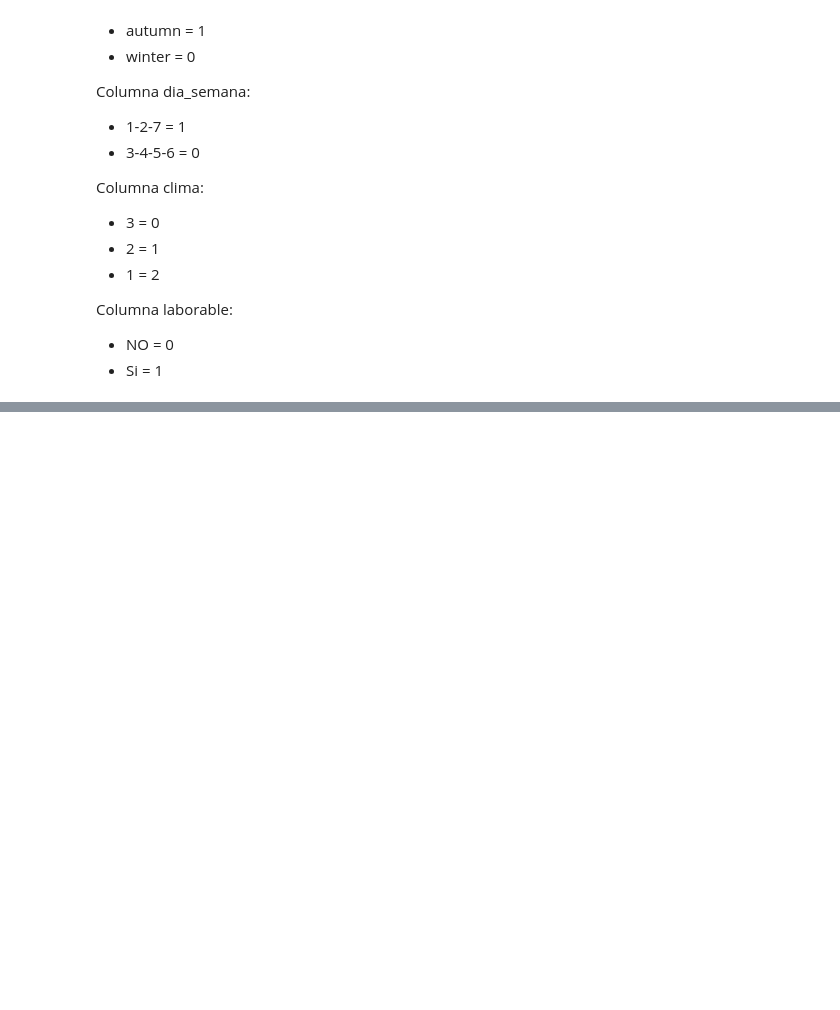
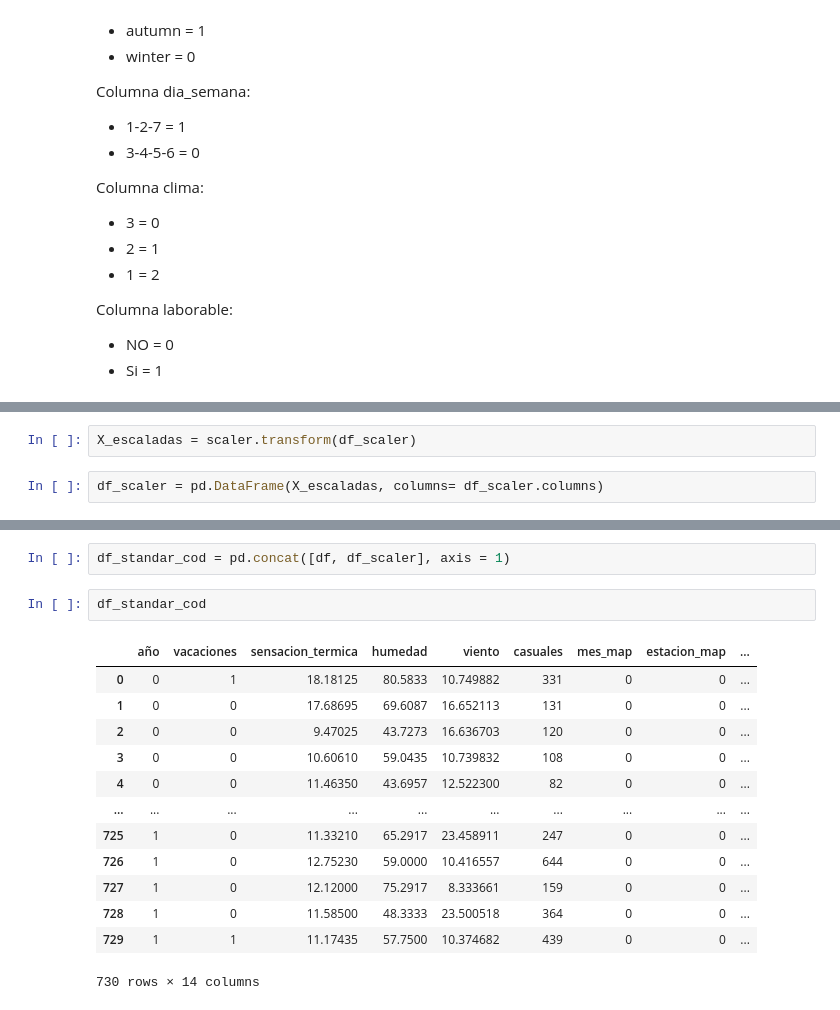
Before and after one commit to Adalab/proyecto-promo-C-modulo-3-team-2, a Jupyter notebook: Preparacion_datos/casuales_encoding.ipynb, the cells around one changed output, grey strips where cells are left out. Saved outputs shown, nothing was run; the diff lists cells and outputs as text; blank space fills up the shorter version.

```diff
--- a/Preparacion_datos/casuales_encoding.ipynb
+++ b/Preparacion_datos/casuales_encoding.ipynb
@@ -86,0 +149,4 @@ Columna laborable:
+# %%
+X_escaladas = scaler.transform(df_scaler)
+# %%
+df_scaler = pd.DataFrame(X_escaladas, columns= df_scaler.columns)
@@ -86,0 +159,18 @@ Columna laborable:
+# %%
+df_standar_cod = pd.concat([df, df_scaler], axis = 1)
+# %%
+df_standar_cod
+# %% [output]
+|  | año | vacaciones | sensacion_termica | humedad | viento | casuales | mes_map | estacion_map | ... |
+| 0 | 0 | 1 | 18.18125 | 80.5833 | 10.749882 | 331 | 0 | 0 | ... |
+| 1 | 0 | 0 | 17.68695 | 69.6087 | 16.652113 | 131 | 0 | 0 | ... |
+| 2 | 0 | 0 | 9.47025 | 43.7273 | 16.636703 | 120 | 0 | 0 | ... |
+| 3 | 0 | 0 | 10.60610 | 59.0435 | 10.739832 | 108 | 0 | 0 | ... |
+| 4 | 0 | 0 | 11.46350 | 43.6957 | 12.522300 | 82 | 0 | 0 | ... |
+| ... | ... | ... | ... | ... | ... | ... | ... | ... | ... |
+| 725 | 1 | 0 | 11.33210 | 65.2917 | 23.458911 | 247 | 0 | 0 | ... |
+| 726 | 1 | 0 | 12.75230 | 59.0000 | 10.416557 | 644 | 0 | 0 | ... |
+| 727 | 1 | 0 | 12.12000 | 75.2917 | 8.333661 | 159 | 0 | 0 | ... |
+| 728 | 1 | 0 | 11.58500 | 48.3333 | 23.500518 | 364 | 0 | 0 | ... |
+| 729 | 1 | 1 | 11.17435 | 57.7500 | 10.374682 | 439 | 0 | 0 | ... |
+730 rows × 14 columns
```
Also changed, not shown: parts of 18 cells of this notebook, 5 other files.
